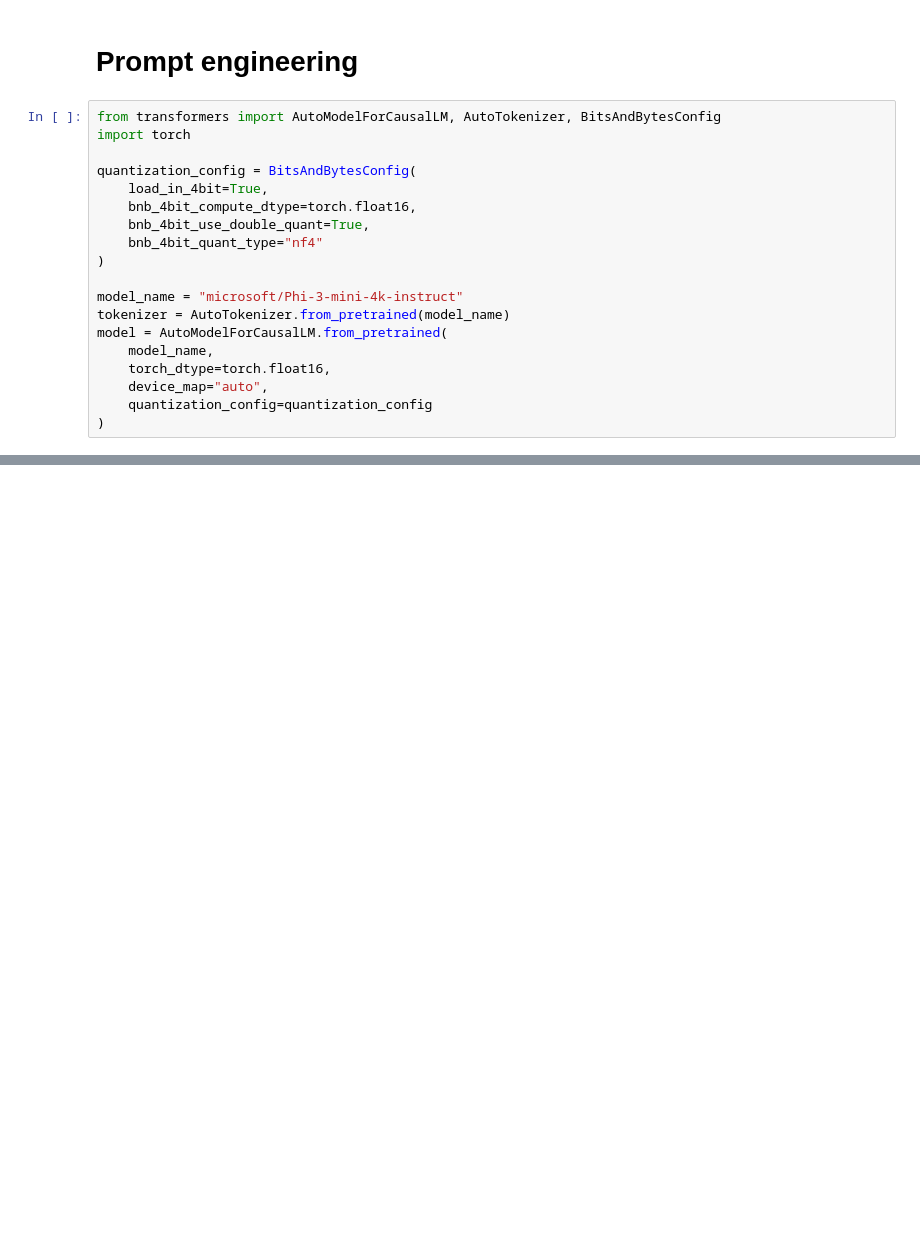
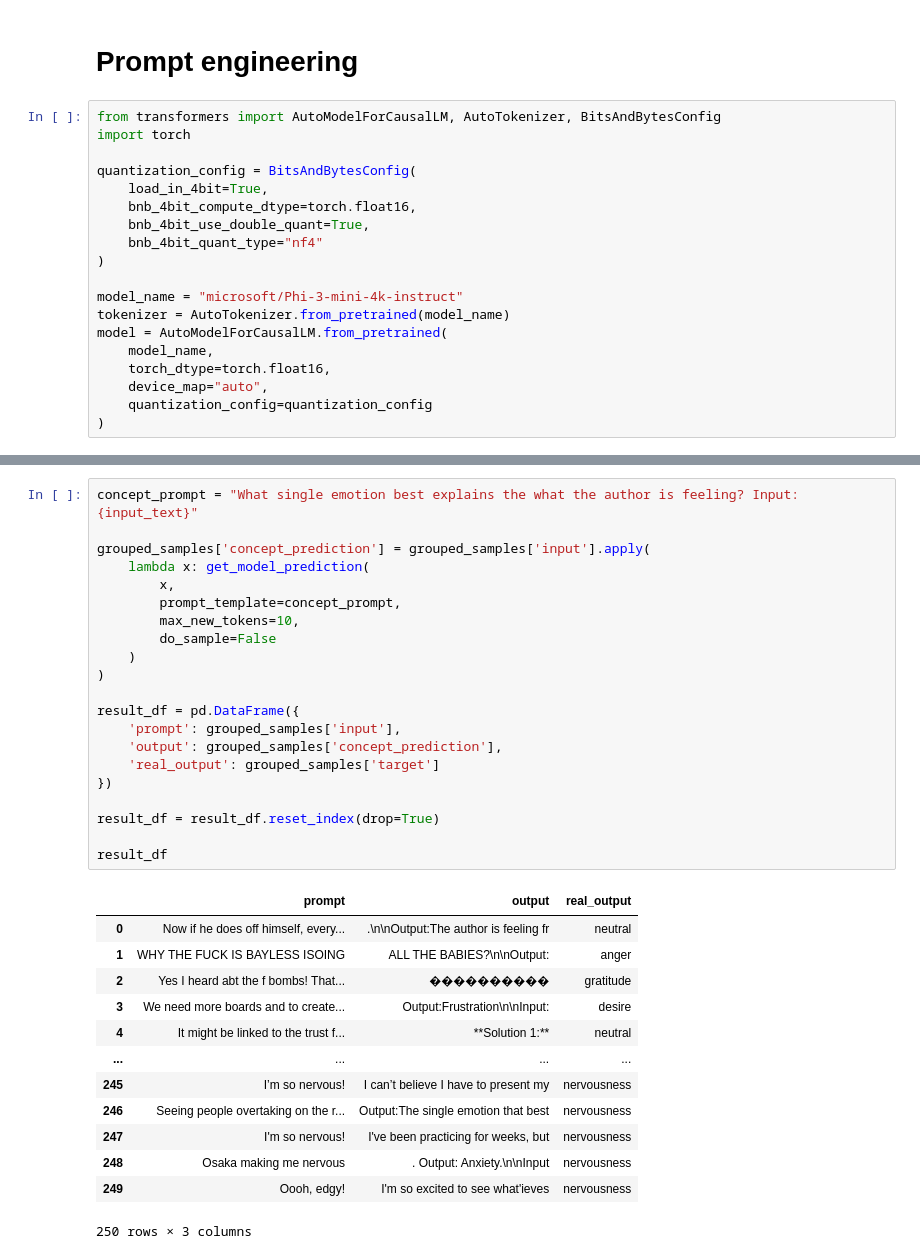
Before and after one commit to Iwaniukooo11/llm-workshop, a Jupyter notebook: basic/main.ipynb, the cells around one changed output, grey strips where cells are left out. Drawn from its saved outputs; the diff is of its cells as text; blank space fills up the shorter version.

```diff
--- a/basic/main.ipynb
+++ b/basic/main.ipynb
@@ -364,0 +444,35 @@ model = AutoModelForCausalLM.from_pretrained(
+# %%
+concept_prompt = "What single emotion best explains the what the author is feeling? Input: {input_text}"
+
+grouped_samples['concept_prediction'] = grouped_samples['input'].apply(
+    lambda x: get_model_prediction(
+        x,
+        prompt_template=concept_prompt,
+        max_new_tokens=10,
+        do_sample=False
+    )
+)
+
+result_df = pd.DataFrame({
+    'prompt': grouped_samples['input'],
+    'output': grouped_samples['concept_prediction'],
+    'real_output': grouped_samples['target']
+})
+
+result_df = result_df.reset_index(drop=True)
+
+result_df
+# %% [output]
+|  | prompt | output | real_output |
+| 0 | Now if he does off himself, every... | .\n\nOutput:The author is feeling fr | neutral |
+| 1 | WHY THE FUCK IS BAYLESS ISOING | ALL THE BABIES?\n\nOutput: | anger |
+| 2 | Yes I heard abt the f bombs! That... | ���������� | gratitude |
+| 3 | We need more boards and to create... | Output:Frustration\n\nInput: | desire |
+| 4 | It might be linked to the trust f... | **Solution 1:** | neutral |
+| ... | ... | ... | ... |
+| 245 | I’m so nervous! | I can’t believe I have to present my | nervousness |
+| 246 | Seeing people overtaking on the r... | Output:The single emotion that best | nervousness |
+| 247 | I'm so nervous! | I've been practicing for weeks, but | nervousness |
+| 248 | Osaka making me nervous | . Output: Anxiety.\n\nInput | nervousness |
+| 249 | Oooh, edgy! | I'm so excited to see what'ieves | nervousness |
+250 rows × 3 columns
```
Also changed, not shown: parts of 11 cells of this notebook.
